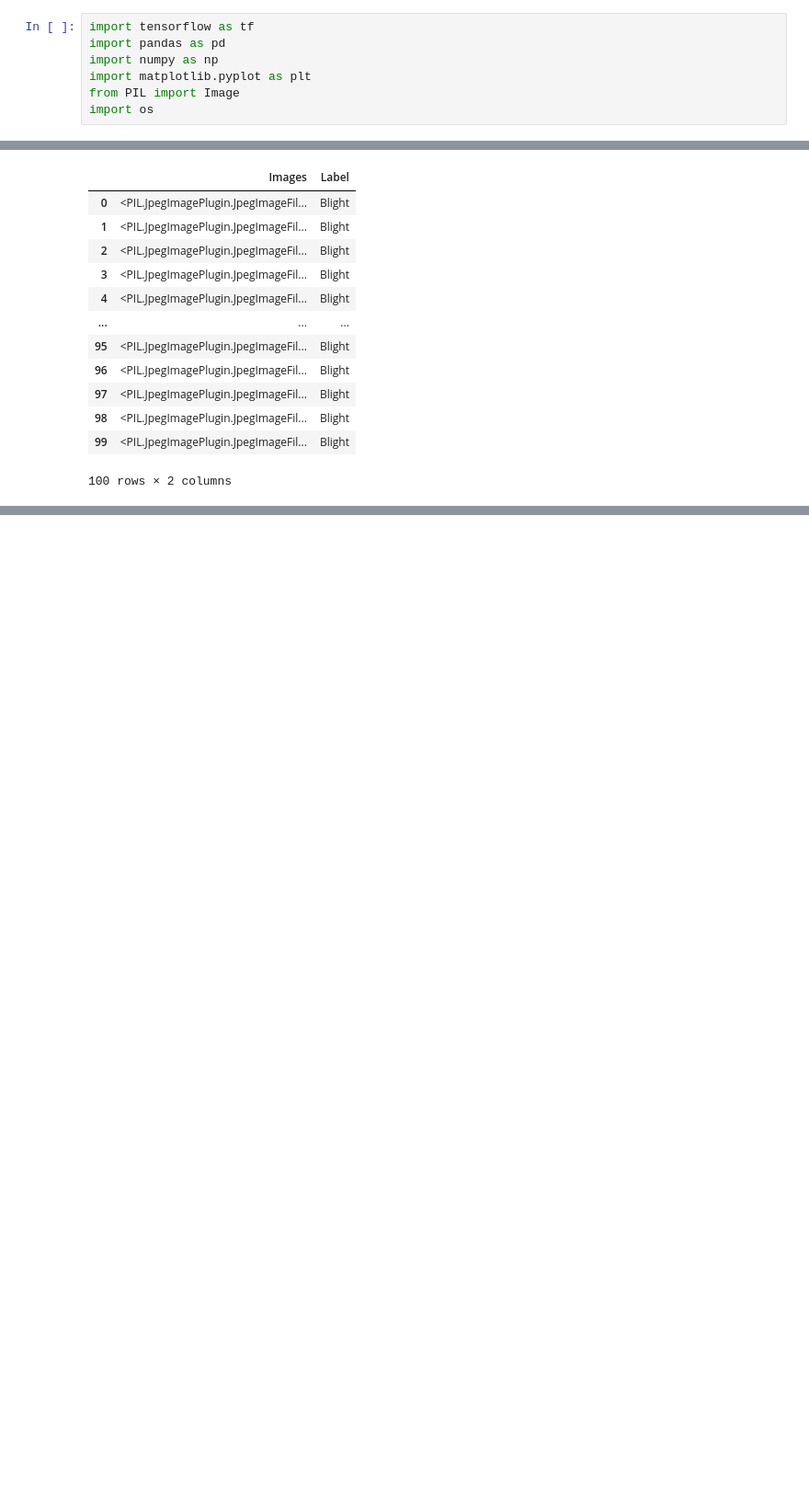
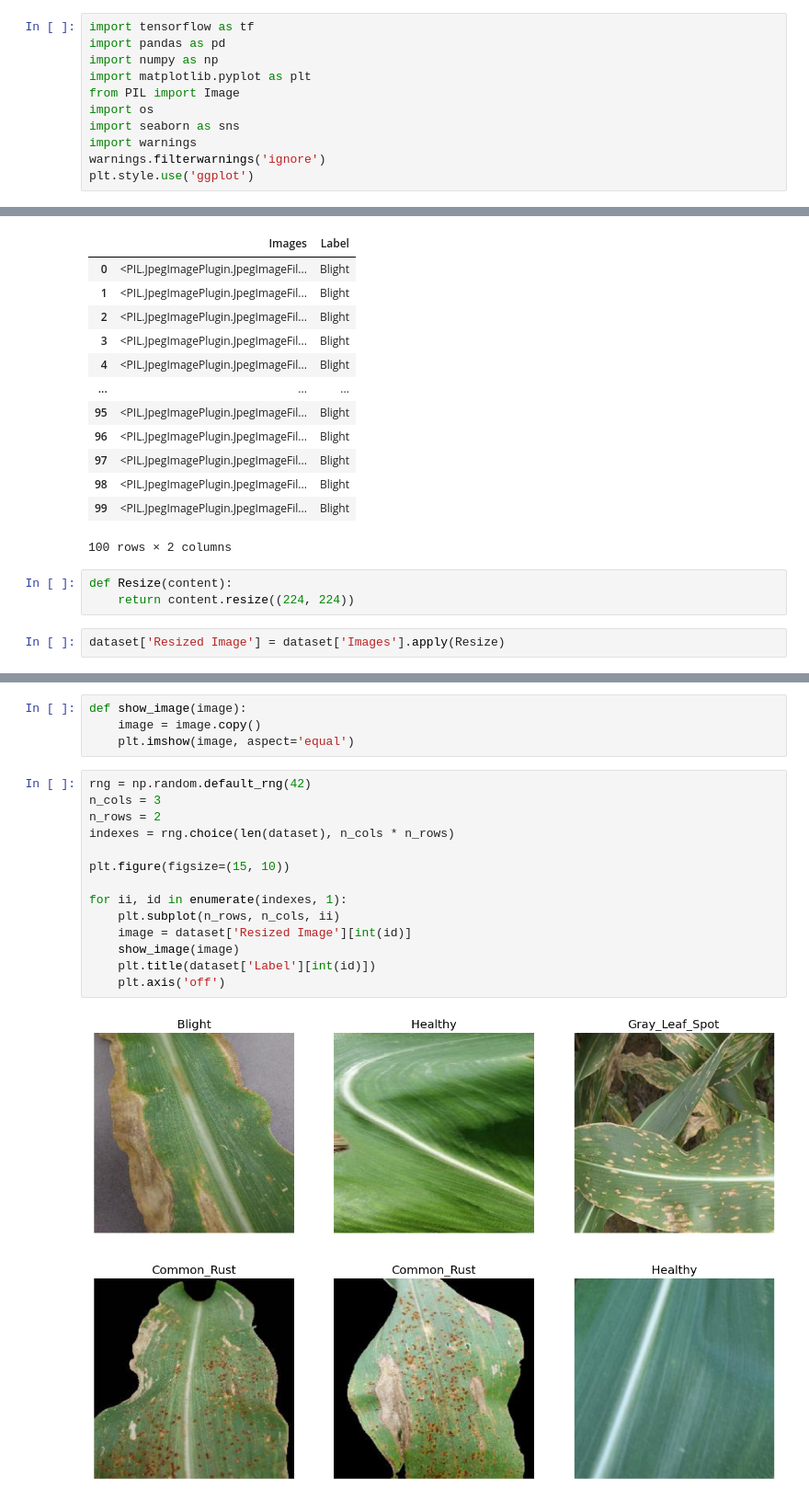
Before and after one commit to riccardo-borgo/Corn-Disease, a Jupyter notebook: main.ipynb, the cells around one changed output, grey strips where cells are left out. Shown at 92% size. Drawn from its saved outputs; the diff is of its cells as text; blank space fills up the shorter version.

```diff
--- a/main.ipynb
+++ b/main.ipynb
@@ -5,4 +5,8 @@ import numpy as np
 import matplotlib.pyplot as plt
 from PIL import Image
 import os
+import seaborn as sns
+import warnings
+warnings.filterwarnings('ignore')
+plt.style.use('ggplot')
 # %% [output]
@@ -63,3 +67,8 @@ dataset[:100]
 | 98 | <PIL.JpegImagePlugin.JpegImageFil... | Blight |
 | 99 | <PIL.JpegImagePlugin.JpegImageFil... | Blight |
 100 rows × 2 columns
+# %%
+def Resize(content):
+    return content.resize((224, 224))
+# %%
+dataset['Resized Image'] = dataset['Images'].apply(Resize)
@@ -65,0 +91,20 @@ dataset[:100]
+# %%
+def show_image(image):
+    image = image.copy()
+    plt.imshow(image, aspect='equal')
+# %%
+rng = np.random.default_rng(42)
+n_cols = 3
+n_rows = 2
+indexes = rng.choice(len(dataset), n_cols * n_rows)
+
+plt.figure(figsize=(15, 10))
+
+for ii, id in enumerate(indexes, 1):
+    plt.subplot(n_rows, n_cols, ii)
+    image = dataset['Resized Image'][int(id)]
+    show_image(image)
+    plt.title(dataset['Label'][int(id)])
+    plt.axis('off')
+# %% [output]
+[figure, added]
```
Also changed, not shown: parts of 6 cells of this notebook.
